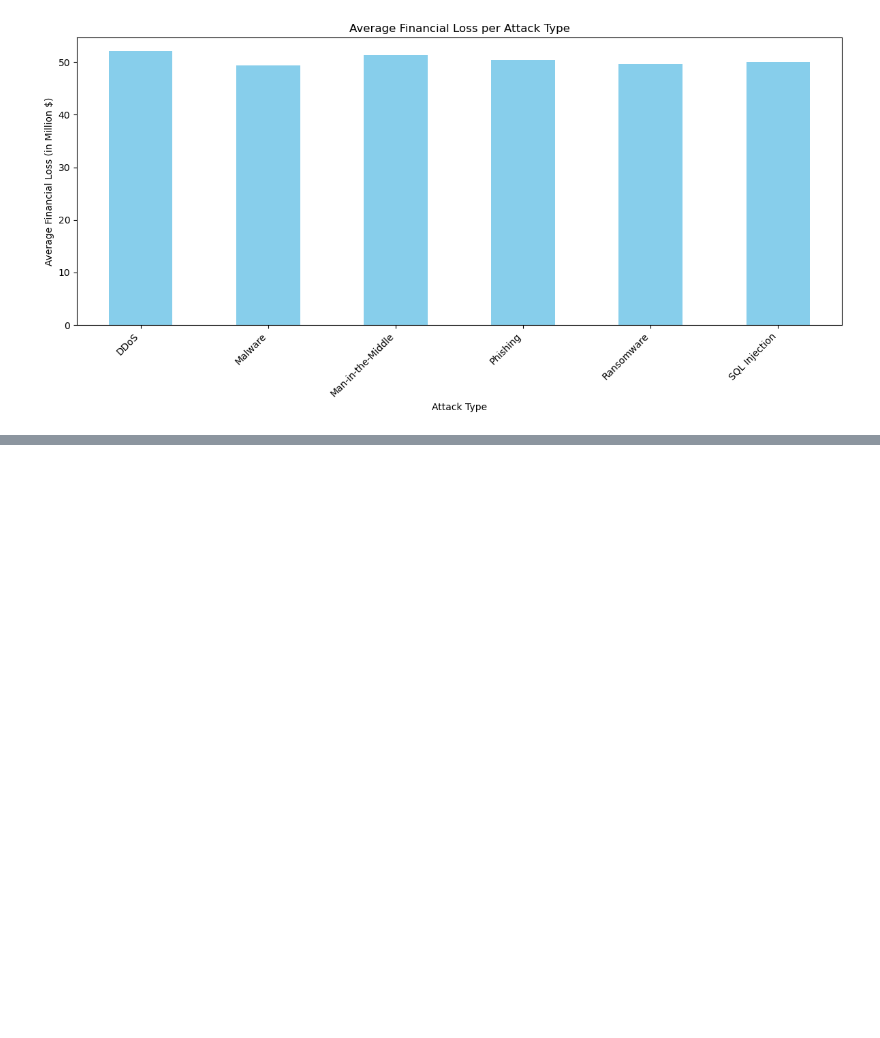
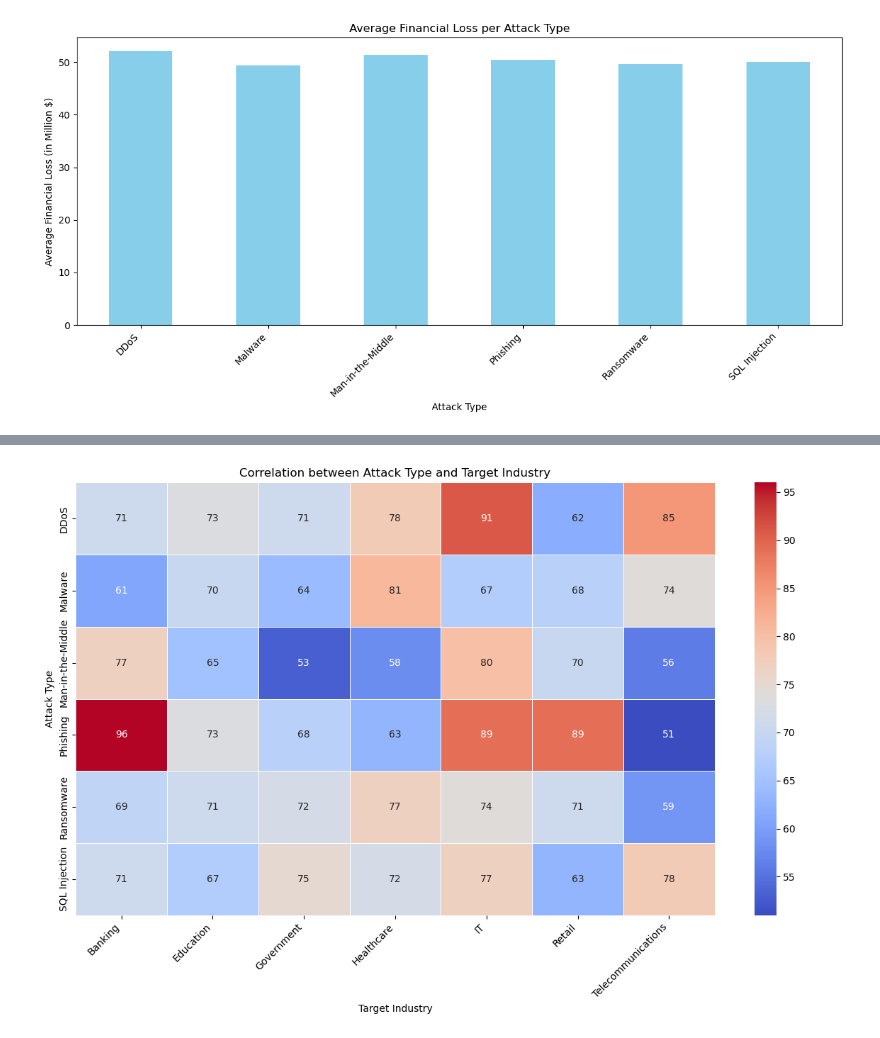
Before and after one commit to swetakoski/cyber_threats_data, a Jupyter notebook: python_group_project.ipynb, the cells around one changed output, grey strips where cells are left out. Cells and saved outputs as stored; diff of their text form; code cells hidden in the pictures; blank space fills up the shorter version.

```diff
--- a/python_group_project.ipynb
+++ b/python_group_project.ipynb
@@ -209,0 +244,16 @@ plt.show()
+# %%
+# Create a pivot table: count of attack types across industries
+pivot_data = df.groupby(['Attack Type', 'Target Industry']).size().unstack(fill_value=0)
+
+# Plot heatmap
+plt.figure(figsize=(12, 8))
+sns.heatmap(pivot_data, annot=True, cmap='coolwarm', fmt='d', linewidths=0.5)
+
+plt.title('Correlation between Attack Type and Target Industry')
+plt.xlabel('Target Industry')
+plt.ylabel('Attack Type')
+plt.xticks(rotation=45, ha='right')
+plt.tight_layout()
+plt.show()
+# %% [output]
+[figure, added]
```
Also changed, not shown: parts of 3 cells of this notebook.
